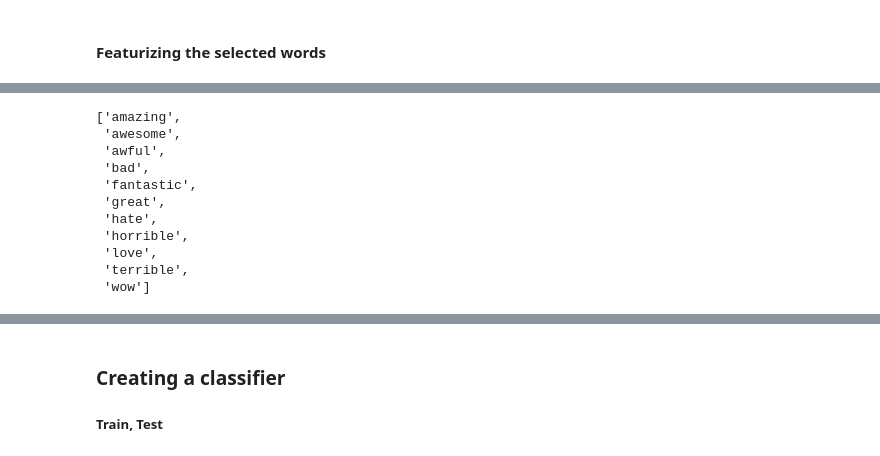
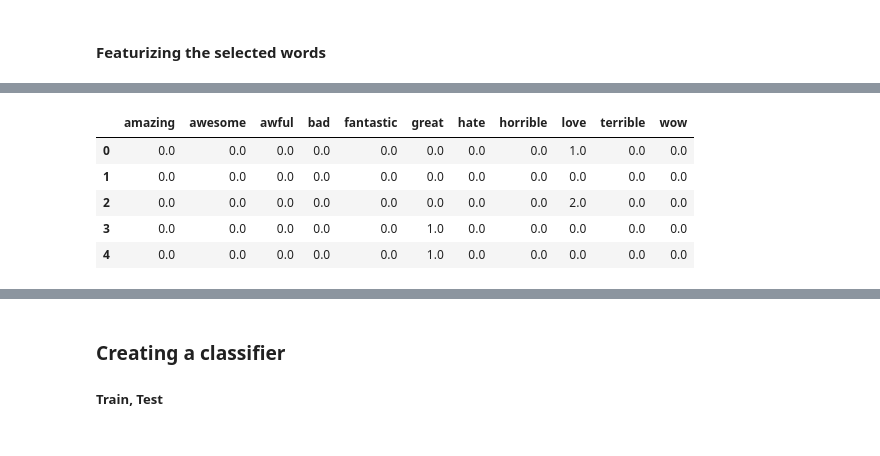
Before and after one commit to DheerajAgarwal/MachineLearning_UoW, a Jupyter notebook: Course1/Analyzing_Product_Sentiment.ipynb, the cells around one changed output, grey strips where cells are left out. Cells and saved outputs as stored; diff of their text form; code cells hidden in the pictures.

```diff
--- a/Course1/Analyzing_Product_Sentiment.ipynb
+++ b/Course1/Analyzing_Product_Sentiment.ipynb
@@ -226,3 +225,4 @@ http://fastml.com/converting-categorical-data-into-numbers-with-pandas-and-sciki
 # %%
 DV = DictVectorizer(sparse=False)
-a = DV.fit_transform(products_non_neutral.selected_words_count)
+dummies = DV.fit_transform(products_non_neutral.selected_words_count)
+col_list = DV.get_feature_names()
@@ -238,14 +229,10 @@ array([[ 0.,  0.,  0., ...,  1.,  0.,  0.],
-# %%
-temp[0:11]
-# %% [output]
-['amazing',
- 'awesome',
- 'awful',
- 'bad',
- 'fantastic',
- 'great',
- 'hate',
- 'horrible',
- 'love',
- 'terrible',
- 'wow']
+# %%
+feature_dummies = pd.DataFrame(dummies, columns=col_list)
+feature_dummies.head()
+# %% [output]
+|  | amazing | awesome | awful | bad | fantastic | great | hate | horrible | love | terrible | wow |
+| 0 | 0.0 | 0.0 | 0.0 | 0.0 | 0.0 | 0.0 | 0.0 | 0.0 | 1.0 | 0.0 | 0.0 |
+| 1 | 0.0 | 0.0 | 0.0 | 0.0 | 0.0 | 0.0 | 0.0 | 0.0 | 0.0 | 0.0 | 0.0 |
+| 2 | 0.0 | 0.0 | 0.0 | 0.0 | 0.0 | 0.0 | 0.0 | 0.0 | 2.0 | 0.0 | 0.0 |
+| 3 | 0.0 | 0.0 | 0.0 | 0.0 | 0.0 | 1.0 | 0.0 | 0.0 | 0.0 | 0.0 | 0.0 |
+| 4 | 0.0 | 0.0 | 0.0 | 0.0 | 0.0 | 1.0 | 0.0 | 0.0 | 0.0 | 0.0 | 0.0 |
```
Also changed, not shown: parts of 25 cells of this notebook.
